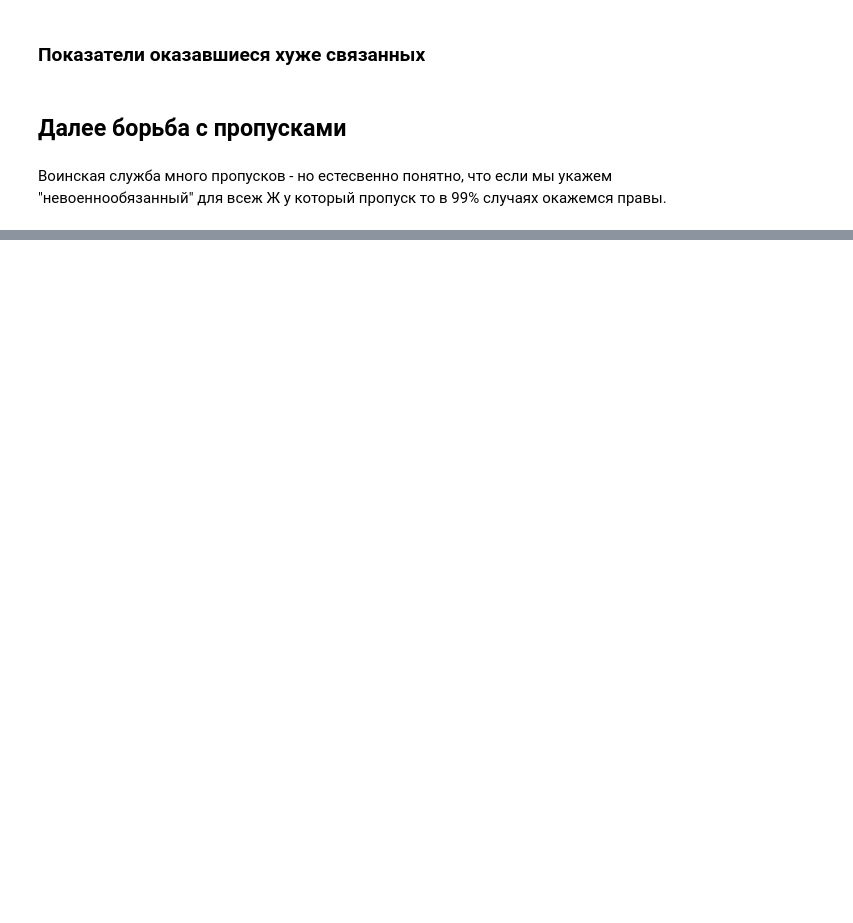
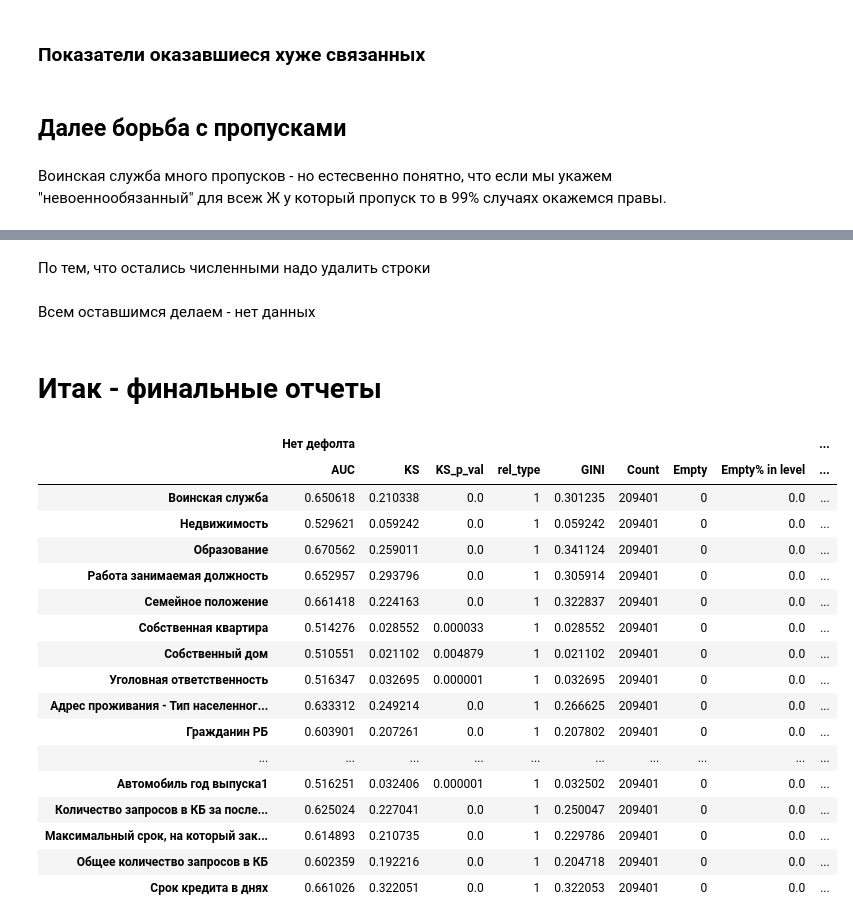
Before and after one commit to Dranikf/diplom_project, a Jupyter notebook: prog/data_processing/processing2.ipynb, the cells around one changed output, grey strips where cells are left out. Cells and saved outputs as stored; diff of their text form; code cells hidden in the pictures; blank space fills up the shorter version.

Commit message:
процессинг данных готов

```diff
--- a/prog/data_processing/processing2.ipynb
+++ b/prog/data_processing/processing2.ipynb
@@ -191,0 +260,2 @@ data[auto_names].apply(lambda x: x.isna())
+# %%
+data.drop(numeric_and_derivative, inplace = True, axis = 1)
@@ -191,0 +264,11 @@ data[auto_names].apply(lambda x: x.isna())
+# %%
+
+br_emptys = data.columns.str.find("(")
+cond = (br_emptys != -1)
+
+data.rename(columns = dict(zip(
+    data.columns[cond],
+    list(map(
+        lambda x: x[0][:x[1]], zip(data.columns[cond], br_emptys[cond])
+    ))
+)), inplace = True)
@@ -191,0 +277,44 @@ data[auto_names].apply(lambda x: x.isna())
+# %% [markdown]
+По тем, что остались численными надо удалить строки
+# %%
+data.drop(data.loc[
+    data[
+        data.columns[data.dtypes.apply(pd.api.types.is_numeric_dtype)]
+    ].apply(lambda x: any(x.isna()), axis = 1),:
+].index, inplace = True)
+# %% [markdown]
+Всем оставшимся делаем - нет данных
+# %%
+#data.fillna("нет данных", inplace = True)
+
+no_data_marker = "нет данных"
+cat_cols = data.columns[data.dtypes == 'category']
+
+
+data[cat_cols] = data[cat_cols].\
+apply(lambda x: x.cat.add_categories(no_data_marker))
+
+data.fillna(no_data_marker, inplace = True)
+# %% [markdown]
+# Итак - финальные отчеты
+# %%
+cl_abby(data, "result/classify_abby/4.xlsx")
+# %% [output]
+|  | Нет дефолта |  |  |  |  |  |  |  | ... |
+|  | AUC | KS | KS_p_val | rel_type | GINI | Count | Empty | Empty% in level | ... |
+| Воинская служба | 0.650618 | 0.210338 | 0.0 | 1 | 0.301235 | 209401 | 0 | 0.0 | ... |
+| Недвижимость | 0.529621 | 0.059242 | 0.0 | 1 | 0.059242 | 209401 | 0 | 0.0 | ... |
+| Образование | 0.670562 | 0.259011 | 0.0 | 1 | 0.341124 | 209401 | 0 | 0.0 | ... |
+| Работа занимаемая должность | 0.652957 | 0.293796 | 0.0 | 1 | 0.305914 | 209401 | 0 | 0.0 | ... |
+| Семейное положение | 0.661418 | 0.224163 | 0.0 | 1 | 0.322837 | 209401 | 0 | 0.0 | ... |
+| Собственная квартира | 0.514276 | 0.028552 | 0.000033 | 1 | 0.028552 | 209401 | 0 | 0.0 | ... |
+| Собственный дом | 0.510551 | 0.021102 | 0.004879 | 1 | 0.021102 | 209401 | 0 | 0.0 | ... |
+| Уголовная ответственность | 0.516347 | 0.032695 | 0.000001 | 1 | 0.032695 | 209401 | 0 | 0.0 | ... |
+| Адрес проживания - Тип населенног... | 0.633312 | 0.249214 | 0.0 | 1 | 0.266625 | 209401 | 0 | 0.0 | ... |
+| Гражданин РБ | 0.603901 | 0.207261 | 0.0 | 1 | 0.207802 | 209401 | 0 | 0.0 | ... |
+| ... | ... | ... | ... | ... | ... | ... | ... | ... | ... |
+| Автомобиль год выпуска1 | 0.516251 | 0.032406 | 0.000001 | 1 | 0.032502 | 209401 | 0 | 0.0 | ... |
+| Количество запросов в КБ за после... | 0.625024 | 0.227041 | 0.0 | 1 | 0.250047 | 209401 | 0 | 0.0 | ... |
+| Максимальный срок, на который зак... | 0.614893 | 0.210735 | 0.0 | 1 | 0.229786 | 209401 | 0 | 0.0 | ... |
+| Общее количество запросов в КБ | 0.602359 | 0.192216 | 0.0 | 1 | 0.204718 | 209401 | 0 | 0.0 | ... |
+| Срок кредита в днях | 0.661026 | 0.322051 | 0.0 | 1 | 0.322053 | 209401 | 0 | 0.0 | ... |
```
Also changed, not shown: parts of 37 cells of this notebook, 11 other files.
